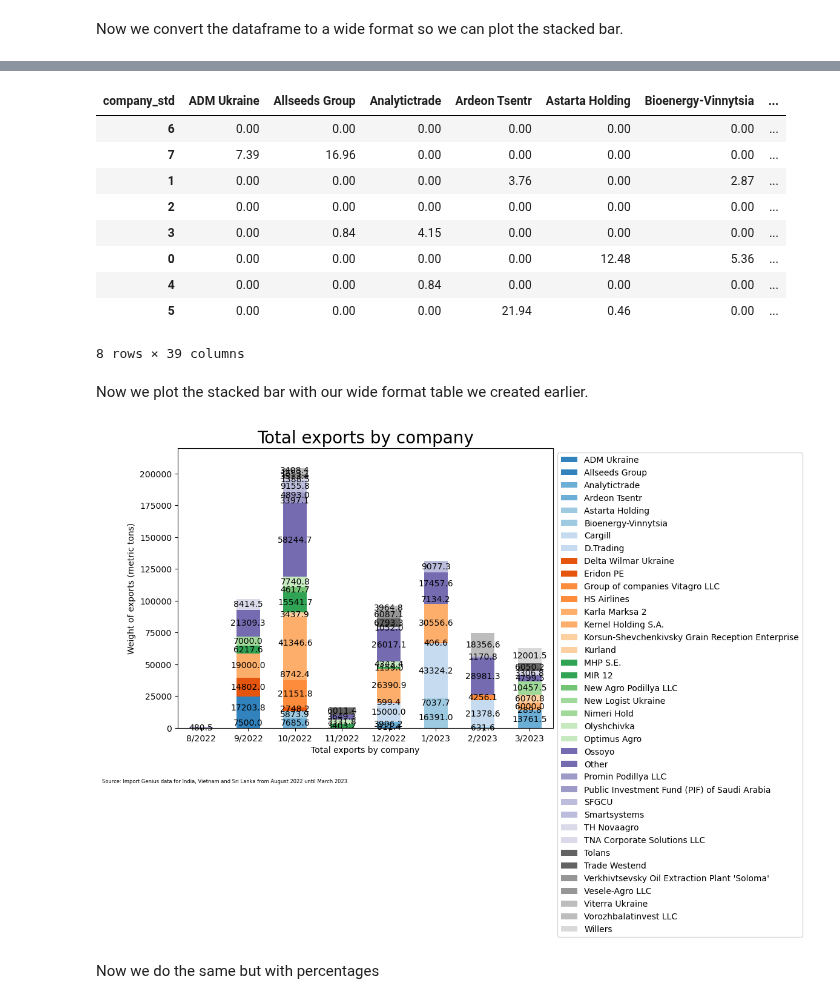
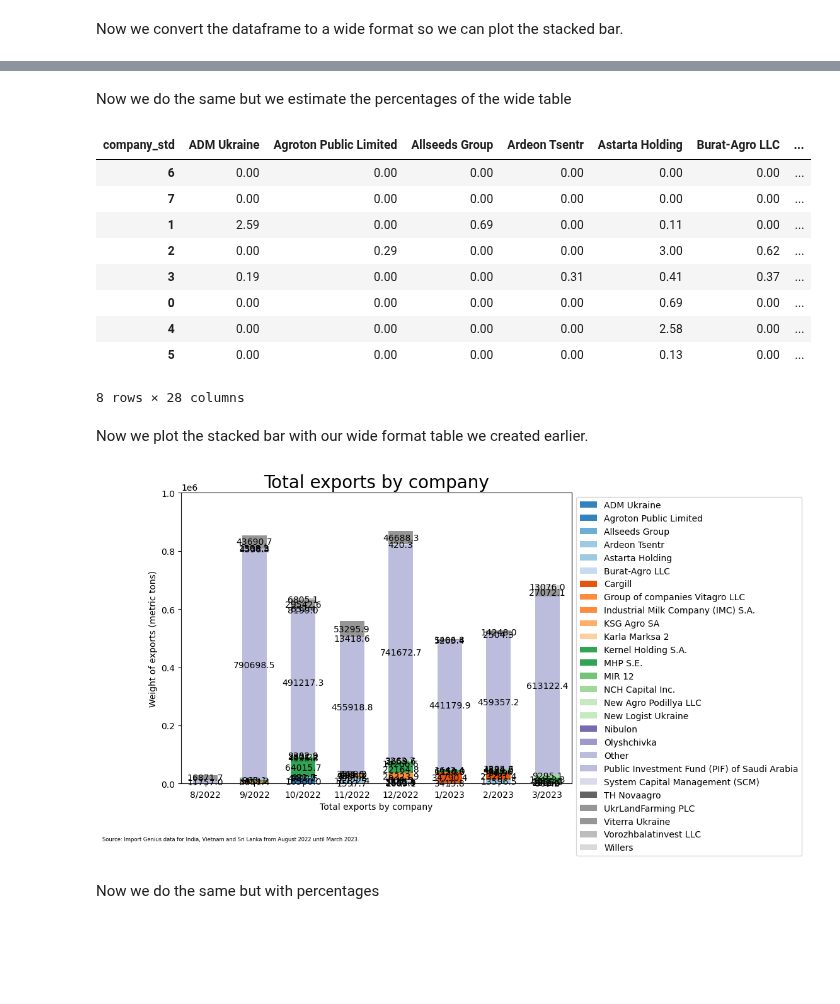
Before and after one commit to uchicago-dsi/oakland-institute-ukraine, a Jupyter notebook: notebooks/exports_oct22.ipynb, the cells around one changed output, grey strips where cells are left out. Cells and saved outputs as stored; diff of their text form; code cells hidden in the pictures; blank space fills up the shorter version.

Commit message:
Changes so we can rerun analysis with Spain

```diff
--- a/notebooks/exports_oct22.ipynb
+++ b/notebooks/exports_oct22.ipynb
@@ -163,6 +277,6 @@ def manually_add_subsidiaries(original_dict, manual_dict):
 We get the data from IG for Asian countries and from BSGI for all countries
 # %%
 current_dir = os.getcwd()
-path = os.path.join(os.path.dirname(current_dir), "data/ig_all_22-23.csv")
+path = os.path.join(os.path.dirname(current_dir), "data/ig_spain_22-23.csv")
 ig_asia = get_data("ig", path)
 bsgi = get_data("bsgi")
@@ -171,6 +289,6 @@ We transform the country strings to the correct ones manually. This should be do
 after doing record linkage but since we're not doing that we'll do it manually and then add it to
 a function.
 # %%
-name_dict = {"в'єтнам": "в єтнам", "в єтнам": "в єтнам", "індія": "індія", "шрі-ланка": "шрі ланка", "шрі ланка": "шрі ланка"}
-ig_asia["country"] = correct_name(ig_asia["country"], name_dict)
-ig_asia["country"].unique()
+# name_dict = {"в'єтнам": "в єтнам", "в єтнам": "в єтнам", "індія": "індія", "шрі-ланка": "шрі ланка", "шрі ланка": "шрі ланка"}
+# ig_asia["country"] = correct_name(ig_asia["country"], name_dict)
+# ig_asia["country"].unique()
@@ -280,13 +396,3 @@ subsidiaries_uk
   'ТОВ АгроКІМ',
   'ТОВ "Племзавод Новий Тростянець"',
   'ТОВ "Парафіївка-Прогрес"']}
-# %%
-subsidiaries_uk = {}
-
-for parent, sub_lst in subsidiaries_dict.items():
-    uk_lst = []
-    for i, subsidiary in enumerate(sub_lst):
-        uk_lst.append(GoogleTranslator("en", "uk").translate(subsidiary))
-    subsidiaries_uk[parent] = uk_lst
-
-subsidiaries_uk
@@ -498,28 +479,26 @@ Willers
-# %%
-percentages = pivot.copy()
-percentages = percentages.fillna(0)
-date = percentages["date"]
-percentage_df = percentages.drop(columns=["date"]).divide(percentages.drop(columns=["date"]).sum(axis=1), axis=0) * 100
-percentage_df = percentage_df.round(2)
-percentage_df["date"] = date
-percentage_df
-# %% [output]
-| company_std | ADM Ukraine | Allseeds Group | Analytictrade | Ardeon Tsentr | Astarta Holding | Bioenergy-Vinnytsia | ... |
-| 6 | 0.00 | 0.00 | 0.00 | 0.00 | 0.00 | 0.00 | ... |
-| 7 | 7.39 | 16.96 | 0.00 | 0.00 | 0.00 | 0.00 | ... |
-| 1 | 0.00 | 0.00 | 0.00 | 3.76 | 0.00 | 2.87 | ... |
-| 2 | 0.00 | 0.00 | 0.00 | 0.00 | 0.00 | 0.00 | ... |
-| 3 | 0.00 | 0.84 | 4.15 | 0.00 | 0.00 | 0.00 | ... |
-| 0 | 0.00 | 0.00 | 0.00 | 0.00 | 12.48 | 5.36 | ... |
-| 4 | 0.00 | 0.00 | 0.84 | 0.00 | 0.00 | 0.00 | ... |
-| 5 | 0.00 | 0.00 | 0.00 | 21.94 | 0.46 | 0.00 | ... |
-8 rows × 39 columns
+# %% [markdown]
+Now we do the same but we estimate the percentages of the wide table
+# %%
+percentages = pivot.copy()
+percentages_df = estimate_table_percentages(percentages)
+percentages_df
+# %% [output]
+| company_std | ADM Ukraine | Agroton Public Limited | Allseeds Group | Ardeon Tsentr | Astarta Holding | Burat-Agro LLC | ... |
+| 6 | 0.00 | 0.00 | 0.00 | 0.00 | 0.00 | 0.00 | ... |
+| 7 | 0.00 | 0.00 | 0.00 | 0.00 | 0.00 | 0.00 | ... |
+| 1 | 2.59 | 0.00 | 0.69 | 0.00 | 0.11 | 0.00 | ... |
+| 2 | 0.00 | 0.29 | 0.00 | 0.00 | 3.00 | 0.62 | ... |
+| 3 | 0.19 | 0.00 | 0.00 | 0.31 | 0.41 | 0.37 | ... |
+| 0 | 0.00 | 0.00 | 0.00 | 0.00 | 0.69 | 0.00 | ... |
+| 4 | 0.00 | 0.00 | 0.00 | 0.00 | 2.58 | 0.00 | ... |
+| 5 | 0.00 | 0.00 | 0.00 | 0.00 | 0.13 | 0.00 | ... |
+8 rows × 28 columns
 # %% [markdown]
 Now we plot the stacked bar with our wide format table we created earlier.
 # %%
-plot_stack_bar(pivot, "Total exports by company", "Weight of exports (metric tons)", "Total exports by company", "date", 220000, "Import Genius data for India, Vietnam and Sri Lanka from August 2022 until March 2023")
+plot_stack_bar(pivot, "Total exports by company", "Weight of exports (metric tons)", "Total exports by company", "date", 1000000, "Import Genius data for India, Vietnam and Sri Lanka from August 2022 until March 2023")
 # %% [output]
-[figure, old version]
+[figure, new version]
 # %% [markdown]
 Now we do the same but with percentages
 # %%
```
Also changed, not shown: parts of 32 cells of this notebook, 1 other file.
